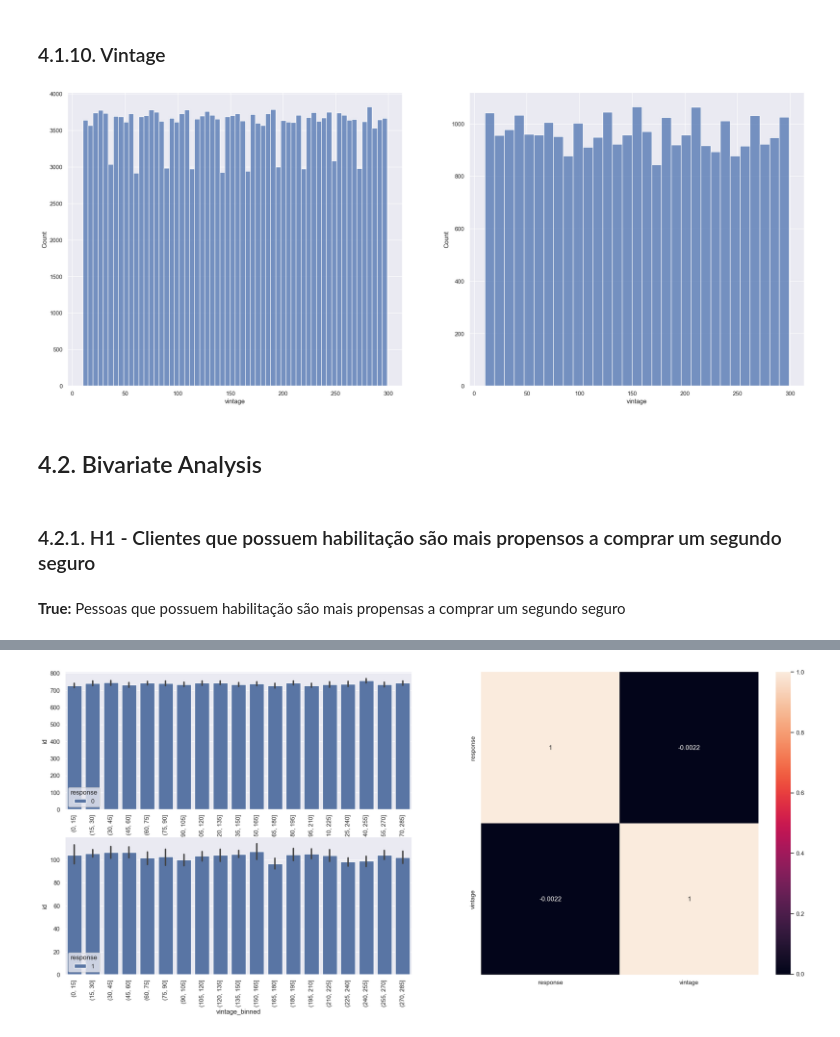
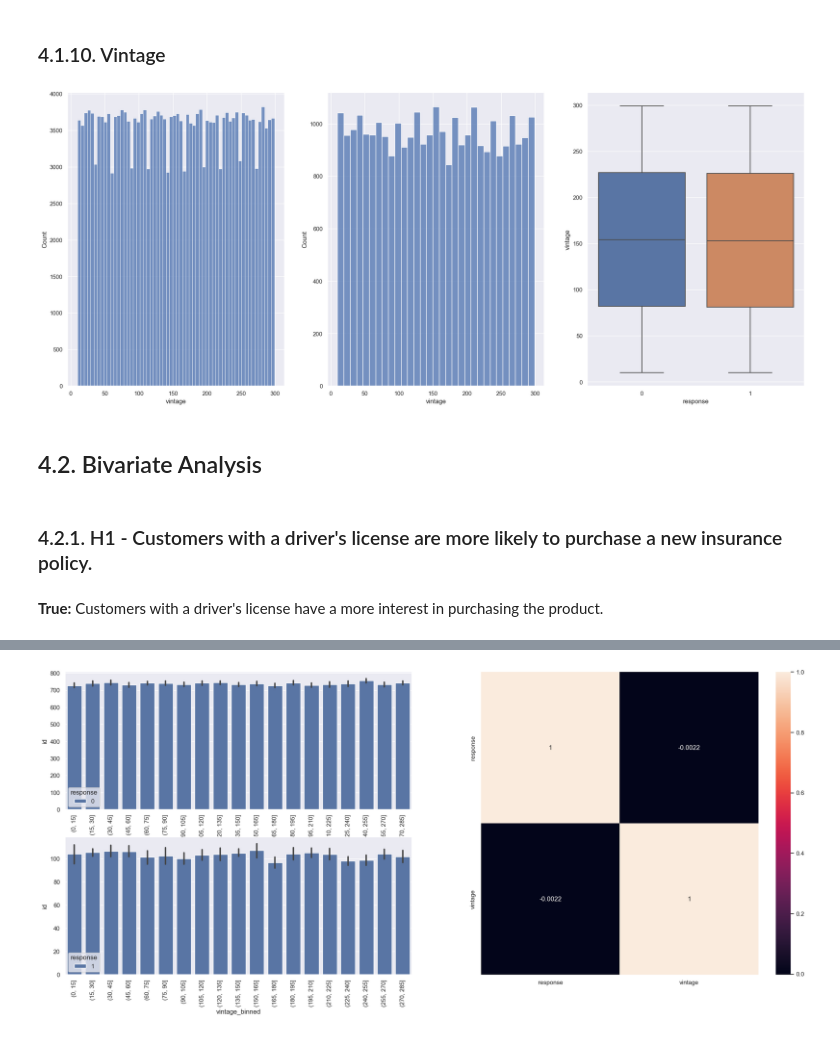
Before and after one commit to victormachad0/health_insurance_cross_sell, a Jupyter notebook: health_insurance_project.ipynb, the cells around one changed output, grey strips where cells are left out. Saved outputs shown, nothing was run; the diff lists cells and outputs as text; code cells hidden in the pictures.

```diff
--- a/health_insurance_project.ipynb
+++ b/health_insurance_project.ipynb
@@ -191,5 +228,7 @@ df = pd.read_sql(query_schema, conn1)
+# %%
+df = pd.read_csv('datasets/insurance_data.csv')
 # %%
-data = df.iloc[:, 0:11]
+data = df.drop('response', axis =1)
 y = df.loc[:, 'response']
 # %%
 x_train, x_validation, y_train, y_validation = ms.train_test_split(data, y, test_size=0.2, random_state = 42)
@@ -588,22 +635,25 @@ sns.boxplot(data = aux, x = 'response', y = 'annual_premium');
 # %%
 # vintage
 
 aux = df4.loc[df4['response'] == 0, 'vintage']
 aux2 = df4.loc[df4['response'] == 1, 'vintage']
 
-plt.subplot(1, 2, 1)
+plt.subplot(1, 3, 1)
 sns.histplot(aux)
 
-plt.subplot(1, 2, 2)
-sns.histplot(aux2);
+plt.subplot(1, 3, 2)
+sns.histplot(aux2)
+
+plt.subplot(1, 3, 3)
+sns.boxplot(data = df4, x = 'response', y = 'vintage');
 # %% [output]
-[figure, old version]
+[figure, new version]
 # %% [markdown]
 ## 4.2. Bivariate Analysis
-# %% [markdown]
-### 4.2.1. H1 - Clientes que possuem habilitação são mais propensos a comprar um segundo seguro
-# %% [markdown]
-**True:** Pessoas que possuem habilitação são mais propensas a comprar um segundo seguro
+# %% [markdown]
+### 4.2.1. H1 - Customers with a driver's license are more likely to purchase a new insurance policy.
+# %% [markdown]
+**True:** Customers with a driver's license have a more interest in purchasing the product.
 # %%
 h1 = df4[['id', 'driving_license', 'response']].groupby(['driving_license', 'response']).count().reset_index()
 
```
Also changed, not shown: parts of 74 cells of this notebook, 2 other files.
